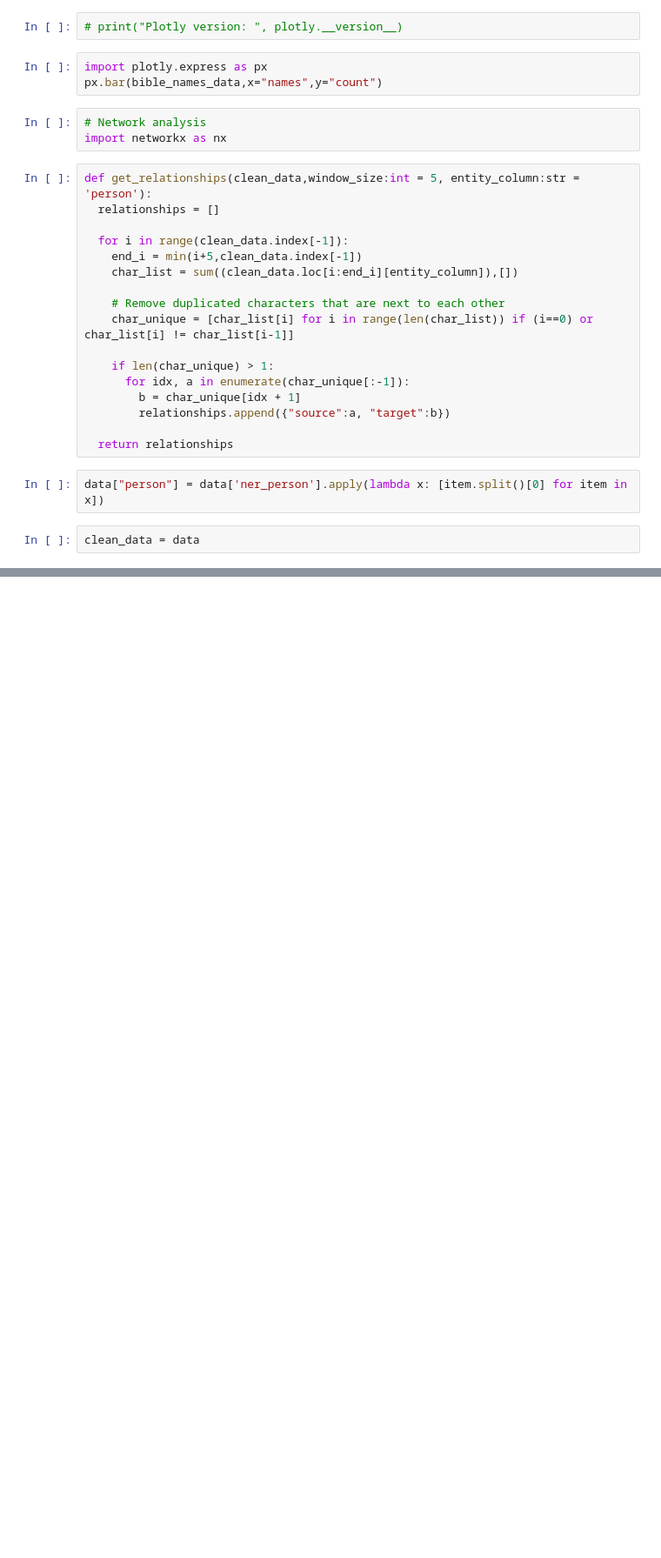
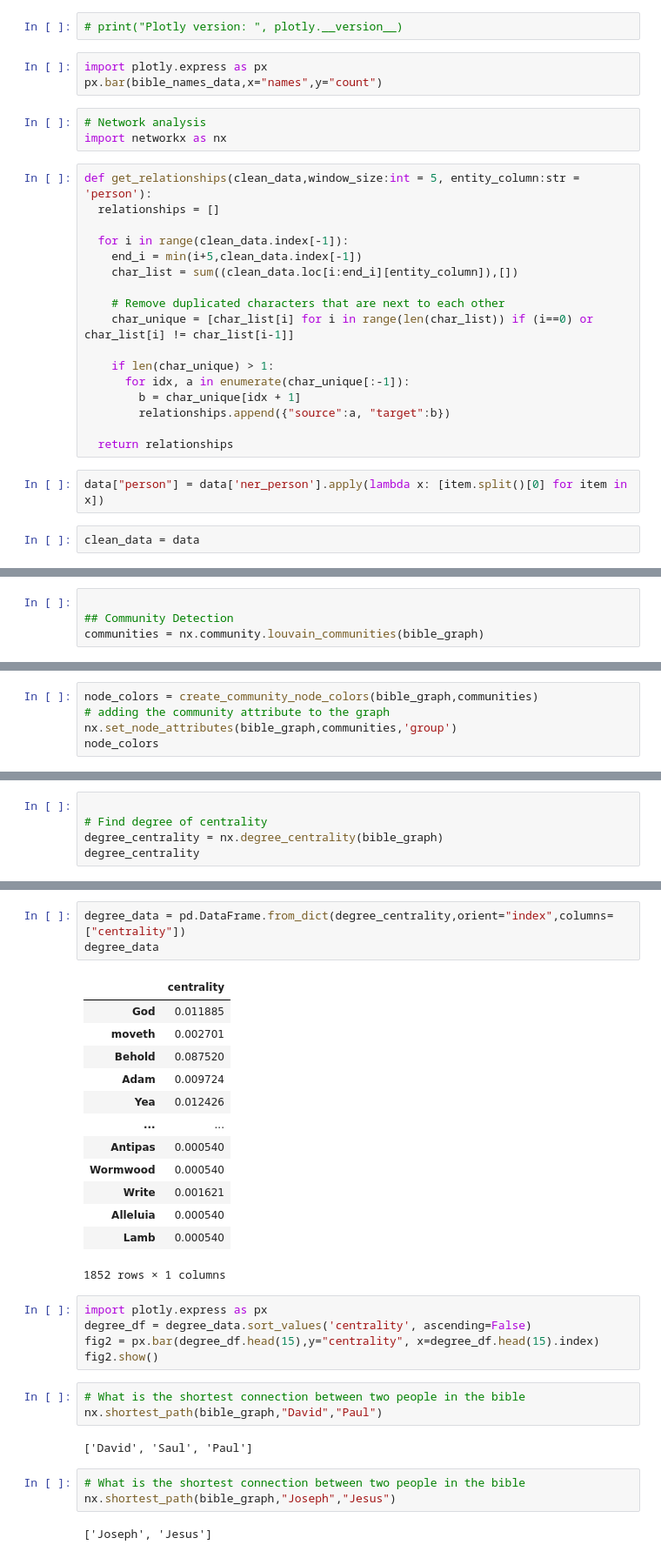
Before and after one commit to TabotCharlesBessong/AI_ForBusiness, a Jupyter notebook: social_network_analysis/religious/christien.ipynb, the cells around one changed output, grey strips where cells are left out. Shown at 87% size. Drawn from its saved outputs; the diff is of its cells as text; blank space fills up the shorter version.

```diff
--- a/social_network_analysis/religious/christien.ipynb
+++ b/social_network_analysis/religious/christien.ipynb
@@ -94,0 +253,4 @@ relationship_data
+# %%
+
+## Community Detection
+communities = nx.community.louvain_communities(bible_graph)
@@ -94,0 +270,5 @@ relationship_data
+# %%
+node_colors = create_community_node_colors(bible_graph,communities)
+# adding the community attribute to the graph
+nx.set_node_attributes(bible_graph,communities,'group')
+node_colors
@@ -94,0 +316,5 @@ relationship_data
+# %%
+
+# Find degree of centrality
+degree_centrality = nx.degree_centrality(bible_graph)
+degree_centrality
@@ -94,0 +339,32 @@ relationship_data
+# %%
+degree_data = pd.DataFrame.from_dict(degree_centrality,orient="index",columns=["centrality"])
+degree_data
+# %% [output]
+|  | centrality |
+| God | 0.011885 |
+| moveth | 0.002701 |
+| Behold | 0.087520 |
+| Adam | 0.009724 |
+| Yea | 0.012426 |
+| ... | ... |
+| Antipas | 0.000540 |
+| Wormwood | 0.000540 |
+| Write | 0.001621 |
+| Alleluia | 0.000540 |
+| Lamb | 0.000540 |
+1852 rows × 1 columns
+# %%
+import plotly.express as px
+degree_df = degree_data.sort_values('centrality', ascending=False)
+fig2 = px.bar(degree_df.head(15),y="centrality", x=degree_df.head(15).index)
+fig2.show()
+# %%
+# What is the shortest connection between two people in the bible
+nx.shortest_path(bible_graph,"David","Paul")
+# %% [output]
+['David', 'Saul', 'Paul']
+# %%
+# What is the shortest connection between two people in the bible
+nx.shortest_path(bible_graph,"Joseph","Jesus")
+# %% [output]
+['Joseph', 'Jesus']
```
Also changed, not shown: parts of 27 cells of this notebook, 2 other files.
